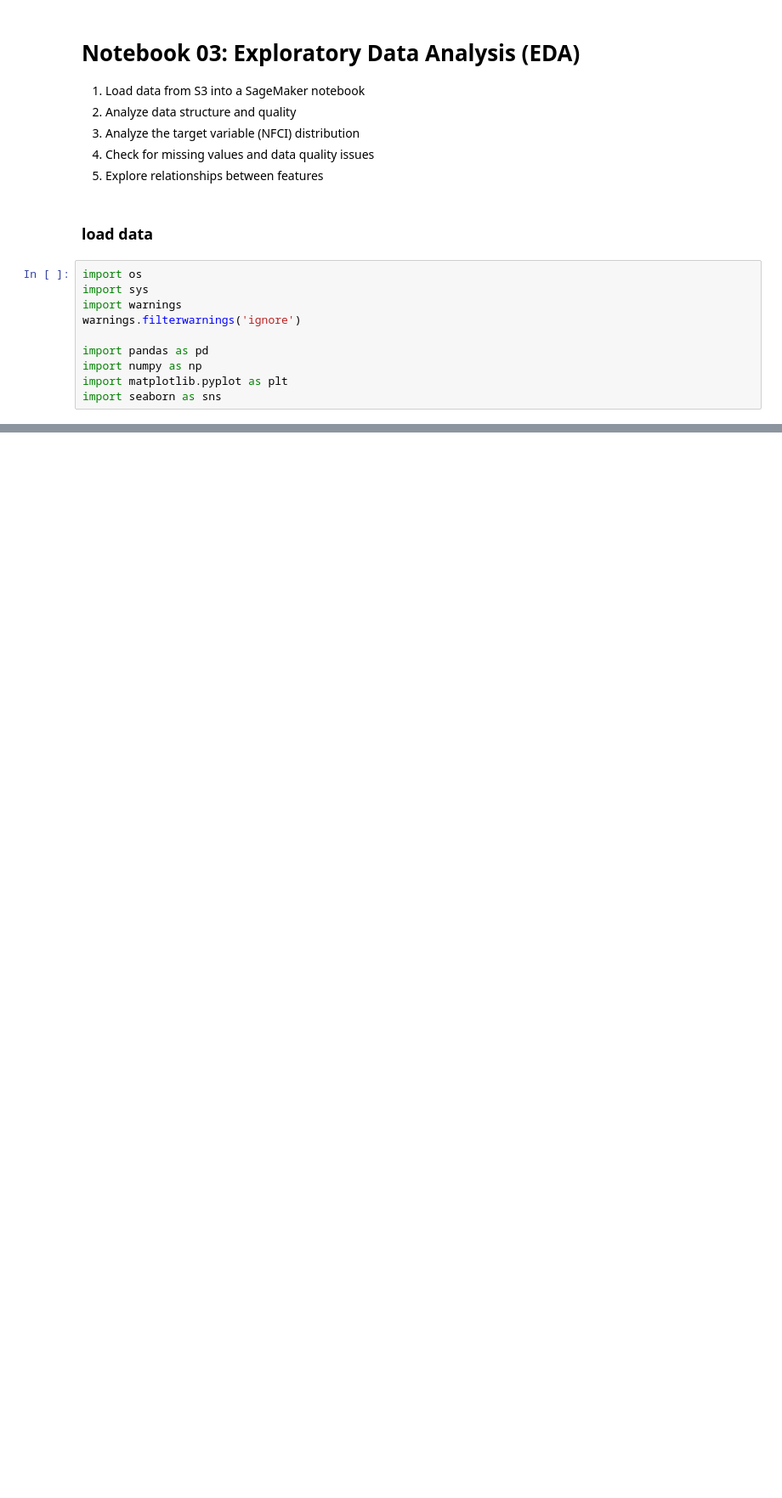
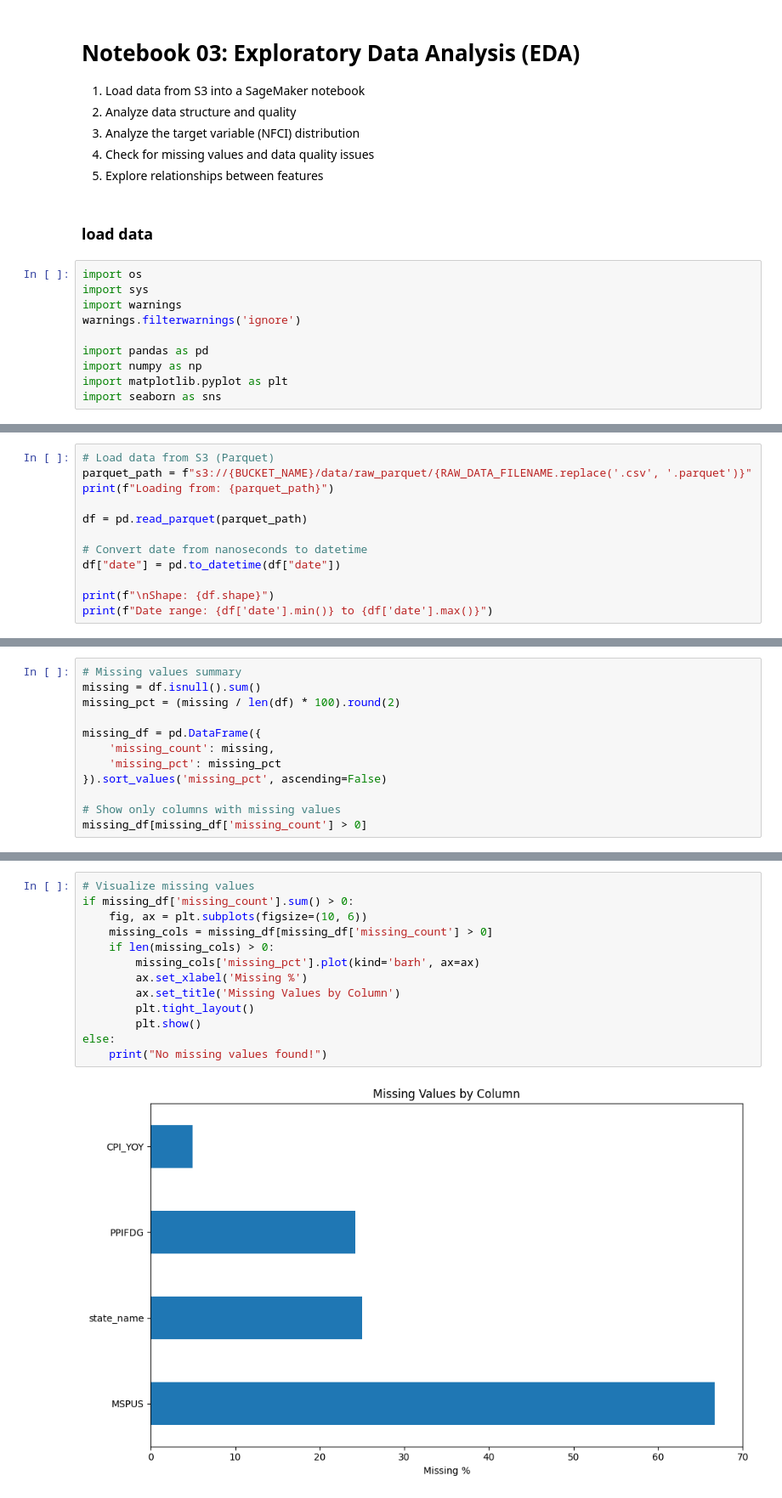
Before and after one commit to PSswathi/horizoncapital-forecaster-mlops, a Jupyter notebook: notebooks/03_exploratory_data_analysis.ipynb, the cells around one changed output, grey strips where cells are left out. Shown at 85% size. Saved outputs shown, nothing was run; the diff lists cells and outputs as text; blank space fills up the shorter version.

```diff
--- a/notebooks/03_exploratory_data_analysis.ipynb
+++ b/notebooks/03_exploratory_data_analysis.ipynb
@@ -38 +39,13 @@ from config.config import (
 )
+# %%
+# Load data from S3 (Parquet)
+parquet_path = f"s3://{BUCKET_NAME}/data/raw_parquet/{RAW_DATA_FILENAME.replace('.csv', '.parquet')}"
+print(f"Loading from: {parquet_path}")
+
+df = pd.read_parquet(parquet_path)
+
+# Convert date from nanoseconds to datetime
+df["date"] = pd.to_datetime(df["date"])
+
+print(f"\nShape: {df.shape}")
+print(f"Date range: {df['date'].min()} to {df['date'].max()}")
@@ -38,0 +105,12 @@ from config.config import (
+# %%
+# Missing values summary
+missing = df.isnull().sum()
+missing_pct = (missing / len(df) * 100).round(2)
+
+missing_df = pd.DataFrame({
+    'missing_count': missing,
+    'missing_pct': missing_pct
+}).sort_values('missing_pct', ascending=False)
+
+# Show only columns with missing values
+missing_df[missing_df['missing_count'] > 0]
@@ -38,0 +123,15 @@ from config.config import (
+# %%
+# Visualize missing values
+if missing_df['missing_count'].sum() > 0:
+    fig, ax = plt.subplots(figsize=(10, 6))
+    missing_cols = missing_df[missing_df['missing_count'] > 0]
+    if len(missing_cols) > 0:
+        missing_cols['missing_pct'].plot(kind='barh', ax=ax)
+        ax.set_xlabel('Missing %')
+        ax.set_title('Missing Values by Column')
+        plt.tight_layout()
+        plt.show()
+else:
+    print("No missing values found!")
+# %% [output]
+[figure, added]
```
Also changed, not shown: parts of 19 cells of this notebook, 6 other files.
